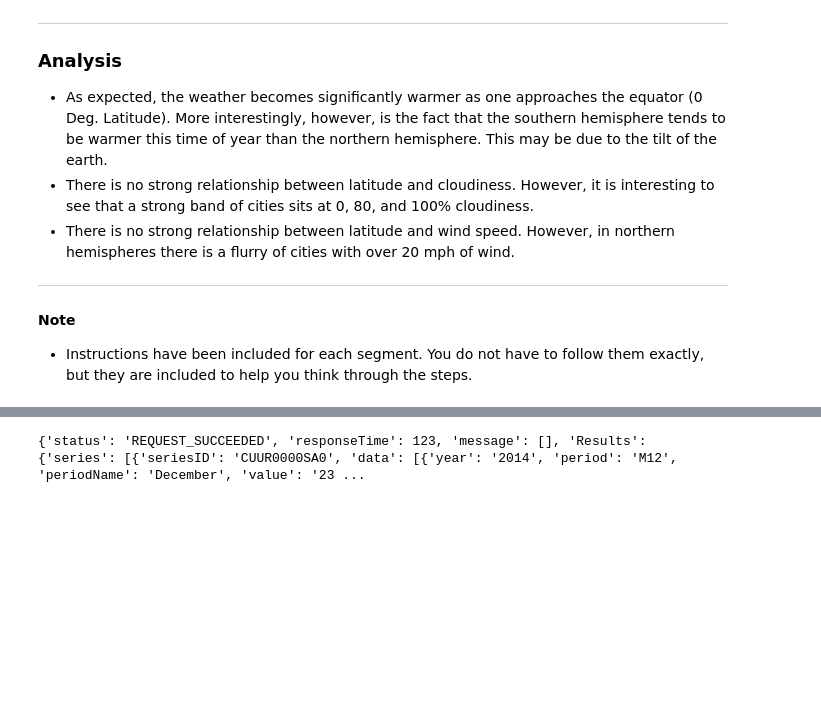
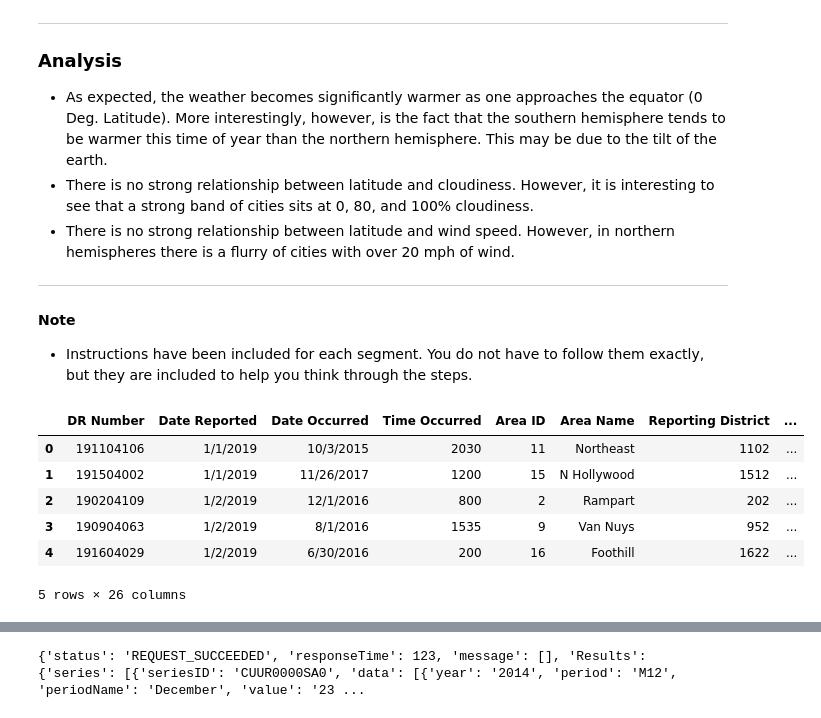
Before and after one commit to lisatian8/python-project1-challenge, a Jupyter notebook: UnemploymentRatePy.ipynb, the cells around one changed output, grey strips where cells are left out. Cells and saved outputs as stored; diff of their text form; code cells hidden in the pictures; blank space fills up the shorter version.

```diff
--- a/UnemploymentRatePy.ipynb
+++ b/UnemploymentRatePy.ipynb
@@ -17,0 +24,15 @@ import prettytable
+# %%
+# Save path to data set in a variable
+crimeDataFile2019 = "source/CrimeData/2019_Crime_Data_LA.csv"
+
+# Use Pandas to read data
+crimeDataFile2019_pd = pd.read_csv(crimeDataFile2019)
+crimeDataFile2019_pd.head()
+# %% [output]
+|  | DR Number | Date Reported | Date Occurred | Time Occurred | Area ID | Area Name | Reporting District | ... |
+| 0 | 191104106 | 1/1/2019 | 10/3/2015 | 2030 | 11 | Northeast | 1102 | ... |
+| 1 | 191504002 | 1/1/2019 | 11/26/2017 | 1200 | 15 | N Hollywood | 1512 | ... |
+| 2 | 190204109 | 1/2/2019 | 12/1/2016 | 800 | 2 | Rampart | 202 | ... |
+| 3 | 190904063 | 1/2/2019 | 8/1/2016 | 1535 | 9 | Van Nuys | 952 | ... |
+| 4 | 191604029 | 1/2/2019 | 6/30/2016 | 200 | 16 | Foothill | 1622 | ... |
+5 rows × 26 columns
```
Also changed, not shown: parts of 11 cells of this notebook.
